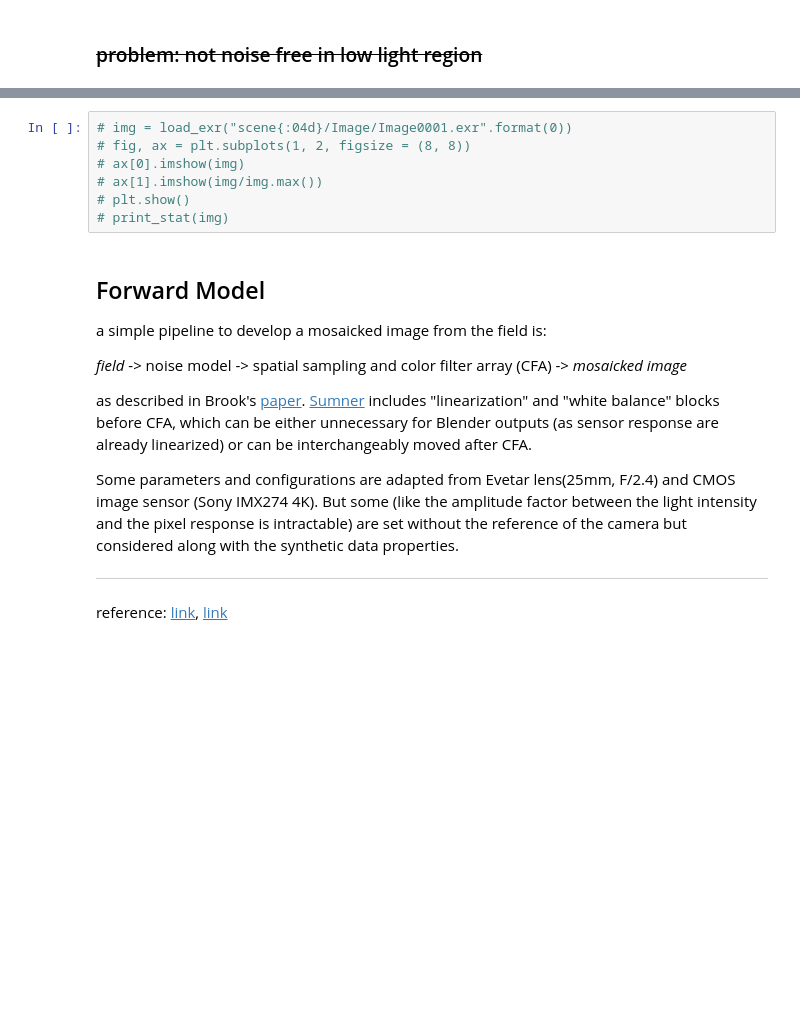
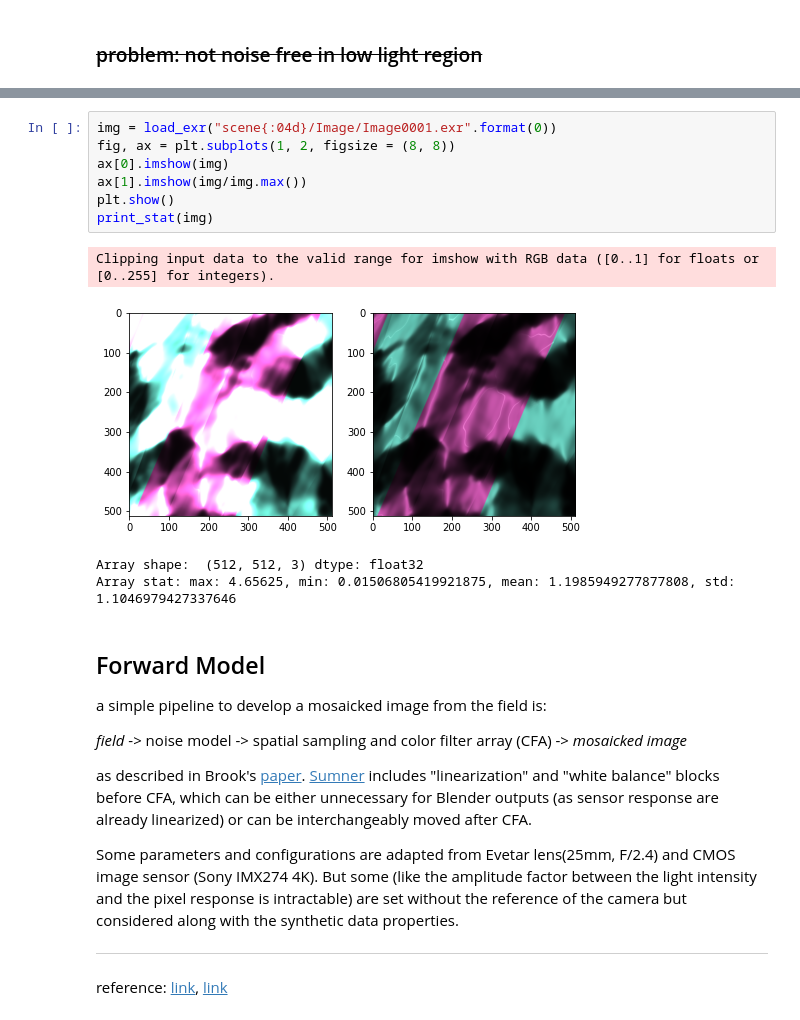
Before and after one commit to djbradyAtOpticalSciencesArizona/multiframeEstimation, a Jupyter notebook: TrainingDataForDemosaicking.ipynb, the cells around one changed output, grey strips where cells are left out. Drawn from its saved outputs; the diff is of its cells as text; blank space fills up the shorter version.

```diff
--- a/TrainingDataForDemosaicking.ipynb
+++ b/TrainingDataForDemosaicking.ipynb
@@ -98,10 +100,15 @@ currently the number of samples should be quite high (81920) to approxiate noise
 # %%
-# img = load_exr("scene{:04d}/Image/Image0001.exr".format(0))
-# fig, ax = plt.subplots(1, 2, figsize = (8, 8))
-# ax[0].imshow(img)
-# ax[1].imshow(img/img.max())
-# plt.show()
-# print_stat(img)
+img = load_exr("scene{:04d}/Image/Image0001.exr".format(0))
+fig, ax = plt.subplots(1, 2, figsize = (8, 8))
+ax[0].imshow(img)
+ax[1].imshow(img/img.max())
+plt.show()
+print_stat(img)
+# %% [output]
+Clipping input data to the valid range for imshow with RGB data ([0..1] for floats or [0..255] for integers).
+[figure, added]
+Array shape:  (512, 512, 3) dtype: float32
+Array stat: max: 4.65625, min: 0.01506805419921875, mean: 1.1985949277877808, std: 1.1046979427337646
 # %% [markdown]
 ## Forward Model
 
```
Also changed, not shown: parts of 9 cells of this notebook.
